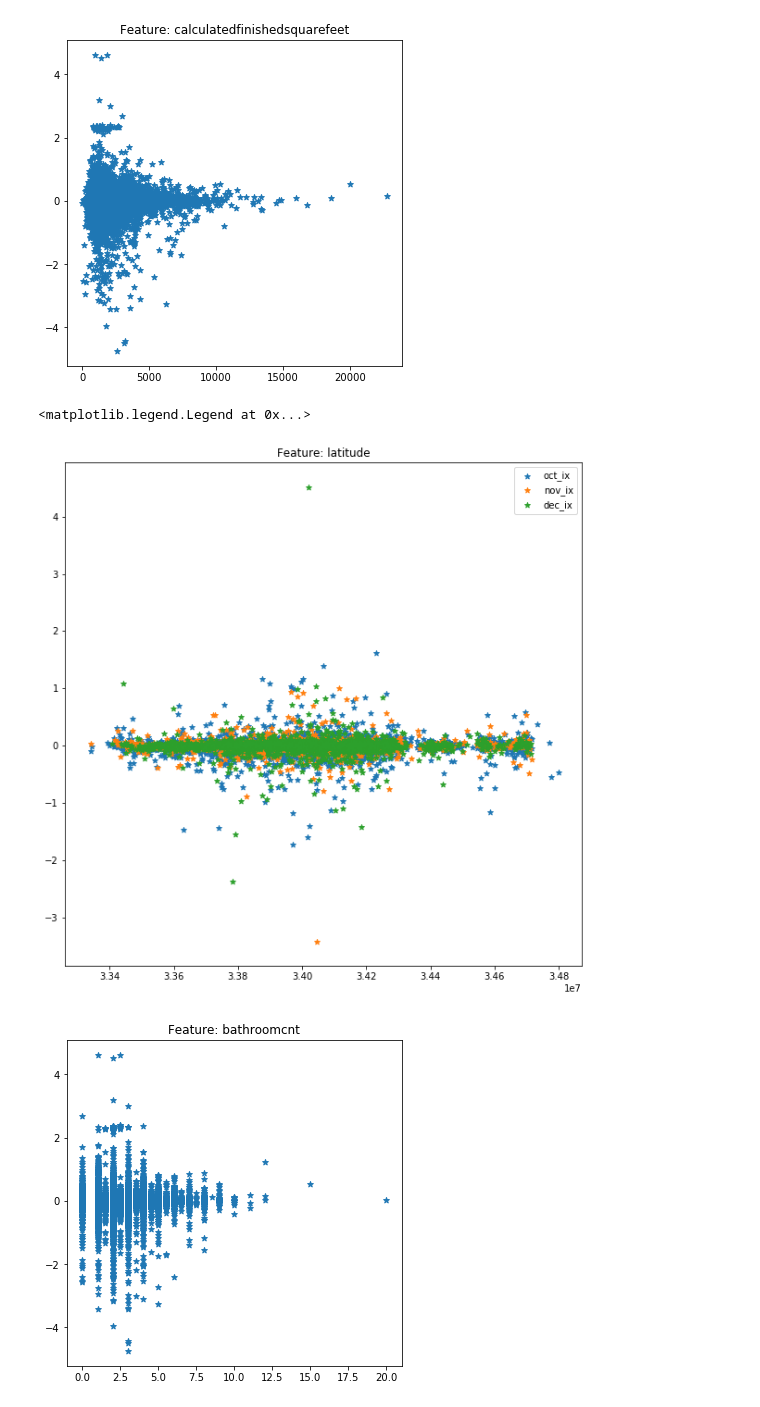
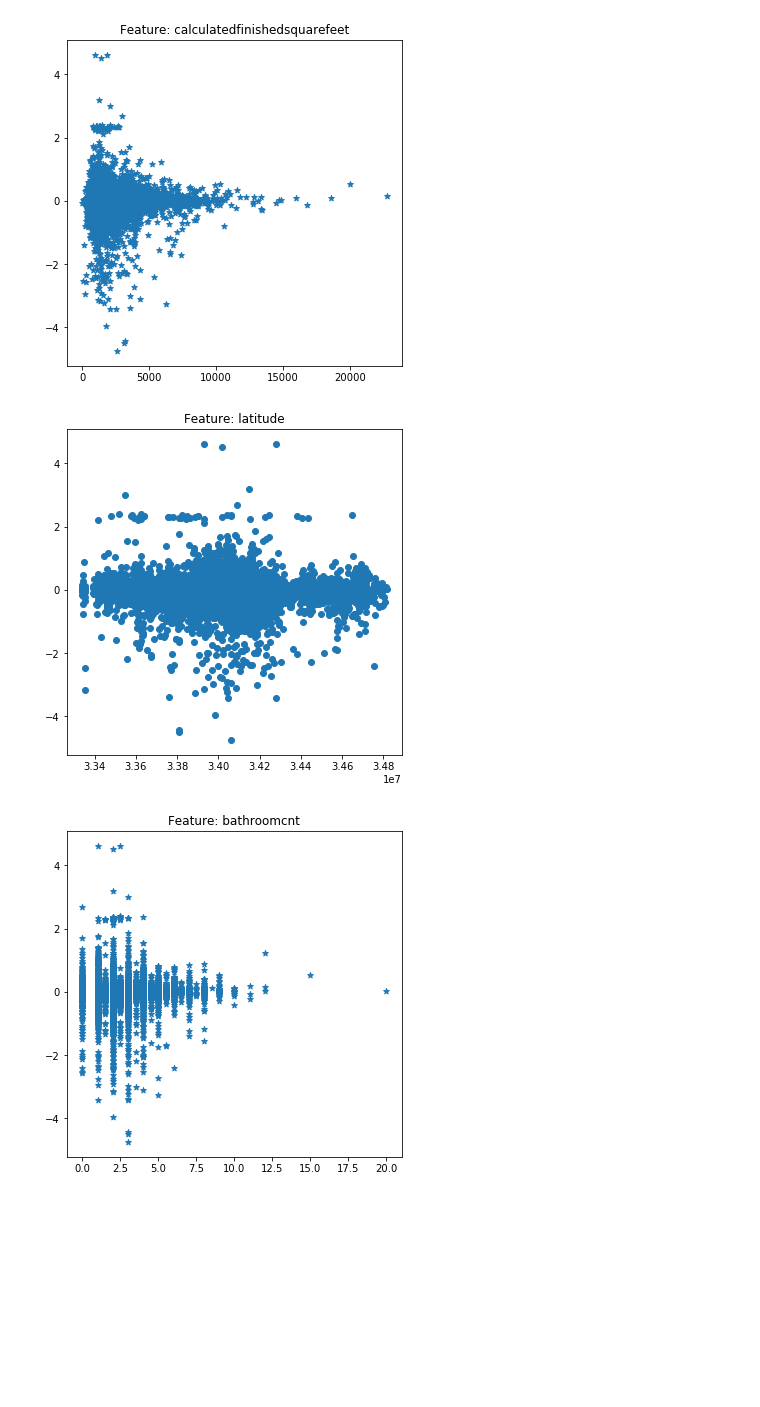
Before and after one commit to vafajardo/Zillow, a Jupyter notebook: Error By feature all months.ipynb, the cells around one changed output. Cells and saved outputs as stored; diff of their text form; code cells hidden in the pictures; blank space fills up the shorter version.

```diff
--- a/Error By feature all months.ipynb
+++ b/Error By feature all months.ipynb
@@ -55,15 +55,13 @@ plt.legend(loc=1)
 # %%
 M = ElasticNetErrorT['latitude'].mean()
 X = ElasticNetErrorT['latitude'].replace(M, np.NaN)
 
-plt.figure(figsize=(10,10))
-plt.scatter(X.values, Y.values, marker='*')
-plt.scatter(X_dec.values, Y_dec.values, marker='*', label='dec_ix')
+plt.figure(figsize=(6,6))
+plt.scatter(X.values, Y.values)
 plt.title("Feature: latitude")
 plt.legend(loc=1)
 # %% [output]
-<matplotlib.legend.Legend at 0x...>
-[figure, old version]
+[figure, new version]
 # %%
 M = ElasticNetErrorT['bathroomcnt'].mean()
 X = ElasticNetErrorT['bathroomcnt'].replace(M, np.NaN)
```
